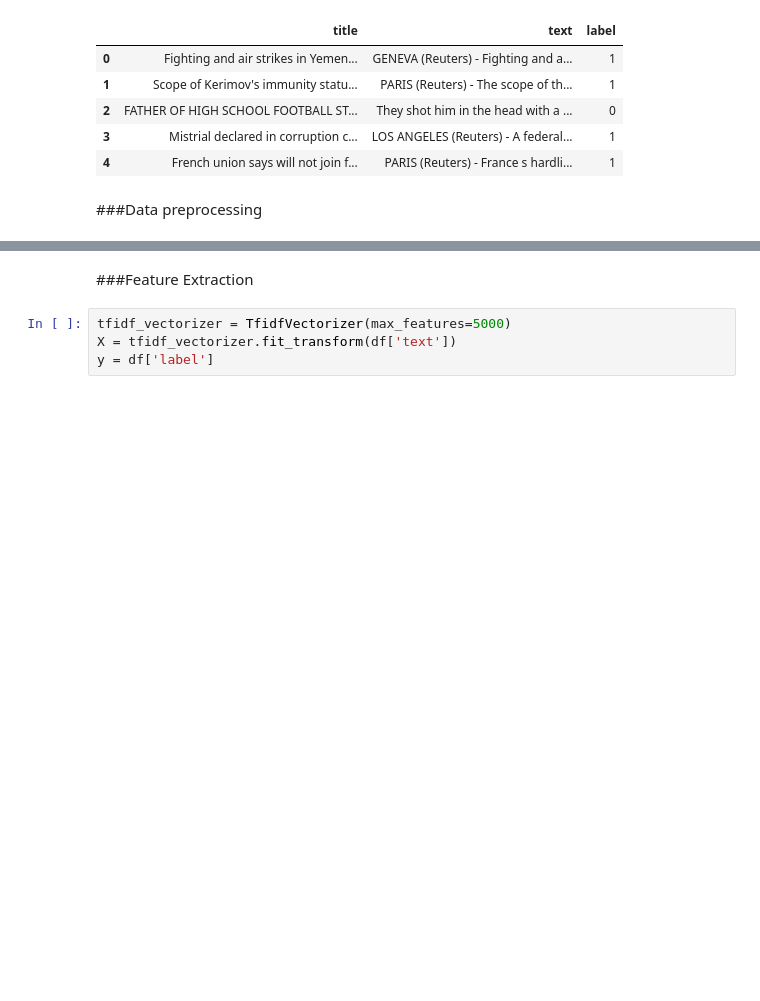
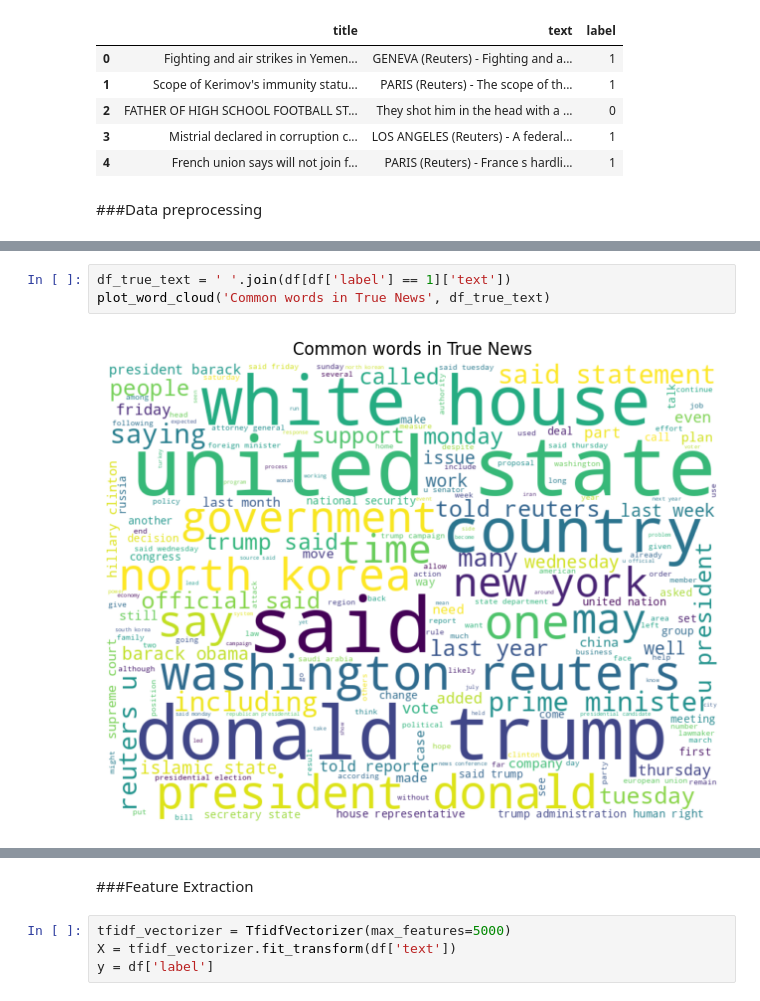
Before and after one commit to 257Group6/FakeNewsDetection, a Jupyter notebook: FakeNewsDetection.ipynb, the cells around one changed output, grey strips where cells are left out. Drawn from its saved outputs; the diff is of its cells as text; blank space fills up the shorter version.

```diff
--- a/FakeNewsDetection.ipynb
+++ b/FakeNewsDetection.ipynb
@@ -91,0 +106,5 @@ df['text'] = df['text'].apply(preprocess_text)
+# %%
+df_true_text = ' '.join(df[df['label'] == 1]['text'])
+plot_word_cloud('Common words in True News', df_true_text)
+# %% [output]
+[figure, added]
```
Also changed, not shown: parts of 4 cells of this notebook.
